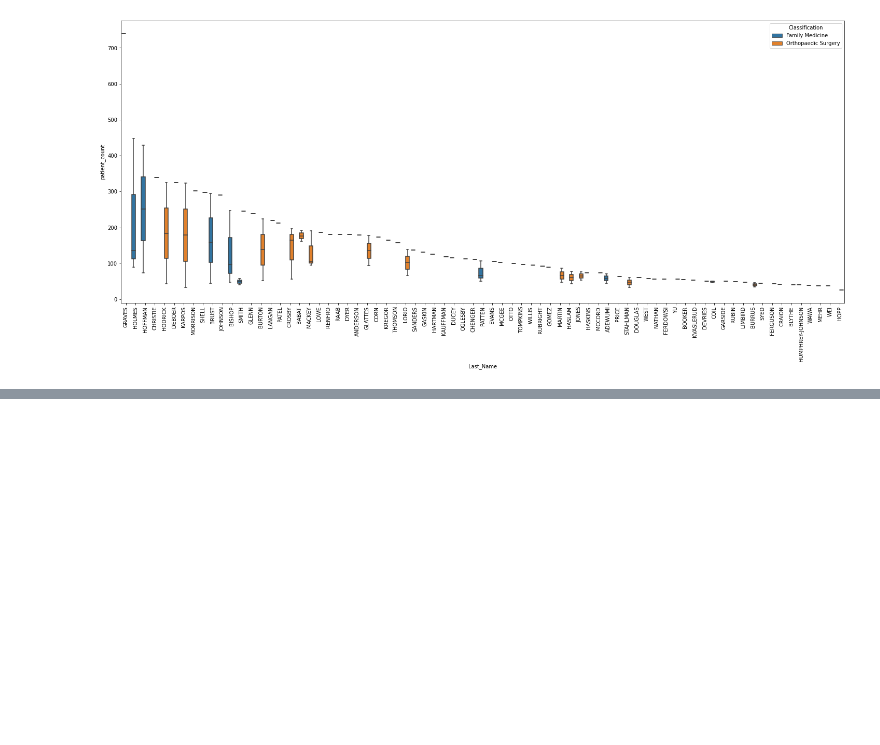
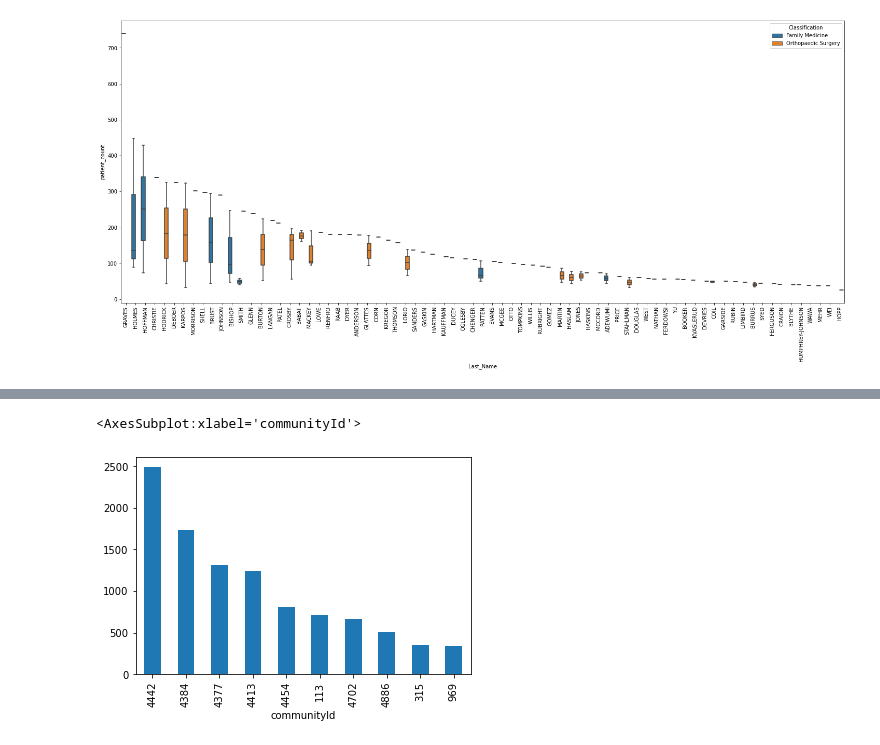
Before and after one commit to nss-data-science-cohort-6/hop_team-double-eagle-ii, a Jupyter notebook: Analysis -- v1.ipynb, the cells around one changed output, grey strips where cells are left out. Saved outputs shown, nothing was run; the diff lists cells and outputs as text; code cells hidden in the pictures; blank space fills up the shorter version.

Commit message:
plots and analysis code -- need to redo most of this

```diff
--- a/Analysis -- v1.ipynb
+++ b/Analysis -- v1.ipynb
@@ -346,3 +346,5 @@ Nash_NPI_Minus_Vandy[Nash_NPI_Minus_Vandy['Last_Name'] == 'DEBOER']
 # %% [output]
 |  | from_npi | to_npi | patient_count | transaction_count | First_Name | Last_Name | Hospital_Name | ... |
 | 4477 | 1942265400 | 1023055126 | 325 | 850 | DAVID | DEBOER | HCA HEALTH SERVICES OF TENNESSEE,... | ... |
+# %%
+neo4j_output = pd.read_csv('neo4j_output.csv', encoding= 'unicode_escape')
@@ -348,0 +379,5 @@ Nash_NPI_Minus_Vandy[Nash_NPI_Minus_Vandy['Last_Name'] == 'DEBOER']
+# %%
+neo4j_output.groupby(['communityId'])['number'].count().sort_values(ascending = False).head(10).plot(kind = 'bar')
+# %% [output]
+<AxesSubplot:xlabel='communityId'>
+[figure, added]
```
Also changed, not shown: parts of 17 cells of this notebook.
